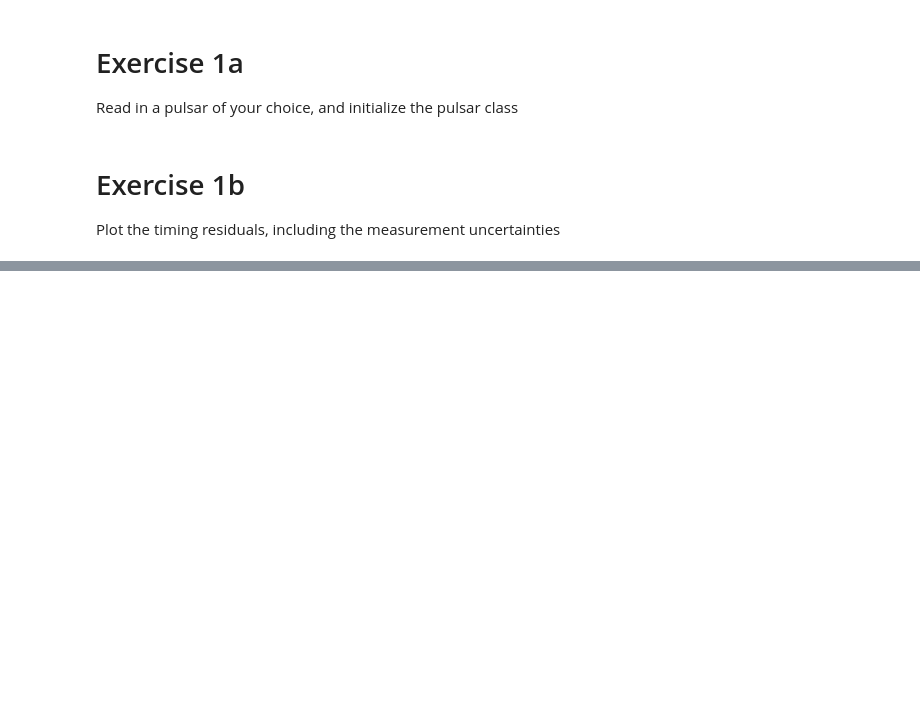
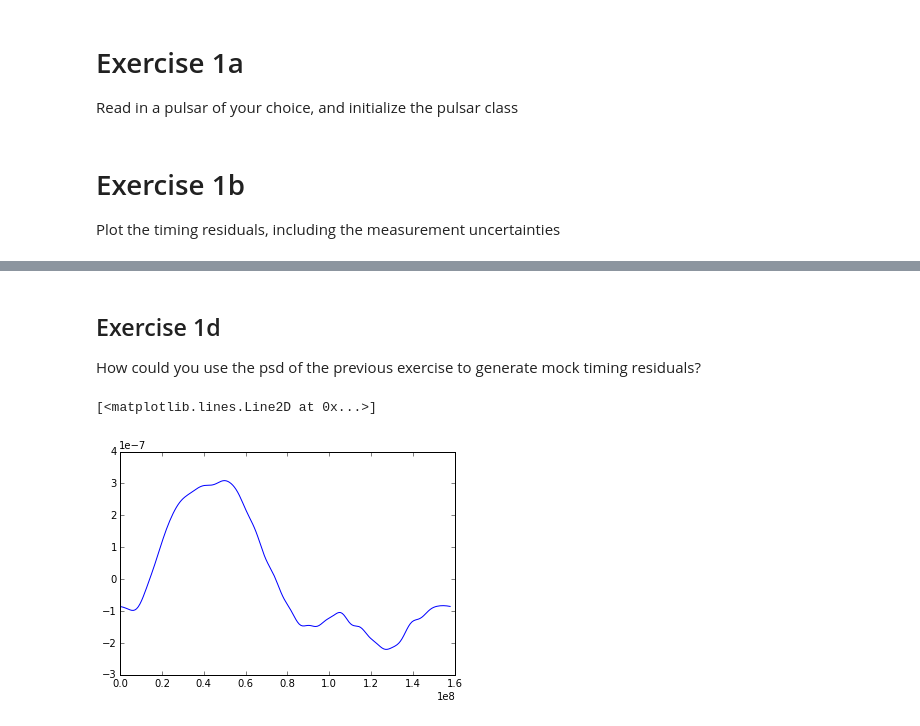
Before and after one commit to nanograv/pulsar_timing_school, a Jupyter notebook: day2/day2.ipynb, the cells around one changed output, grey strips where cells are left out. Drawn from its saved outputs; the diff is of its cells as text; code cells hidden in the pictures; blank space fills up the shorter version.

Commit message:
Sort of finalized day2 exercises. Fix the credible regions

```diff
--- a/day2/day2.ipynb
+++ b/day2/day2.ipynb
@@ -288,0 +278,9 @@ fncs.mark2loglikelihood(psr, 1.0e-7, 1.0e-14, 4.33)
+# %% [markdown]
+## Exercise 1d ##
+How could you use the psd of the previous exercise to generate mock timing residuals?
+# %%
+mockres = np.dot(psr.Fmat, np.sqrt(psd) * np.random.randn(len(psd)))
+plt.plot(psr.toas, mockres)
+# %% [output]
+[<matplotlib.lines.Line2D at 0x...>]
+[figure, added]
```
Also changed, not shown: parts of 29 cells of this notebook.
